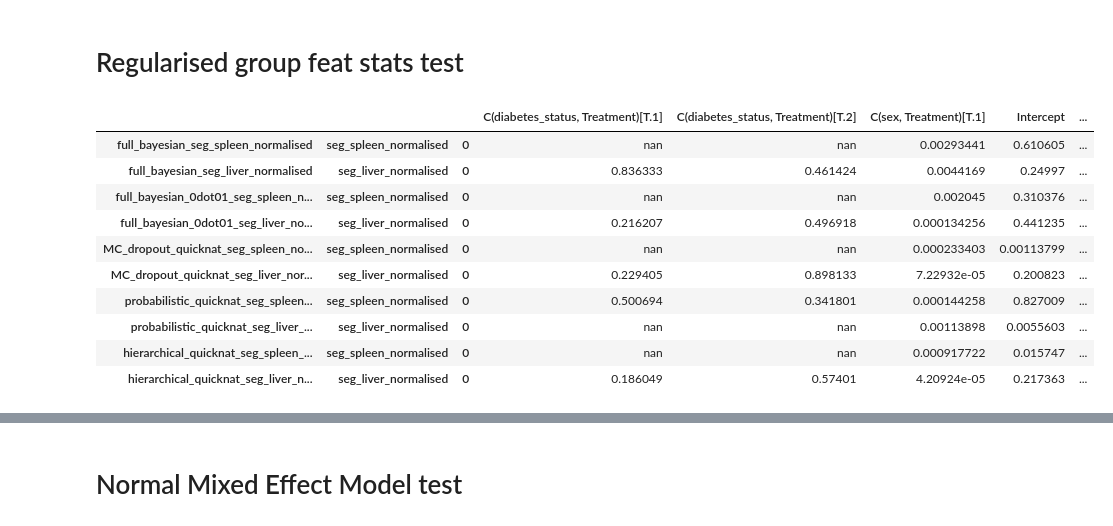
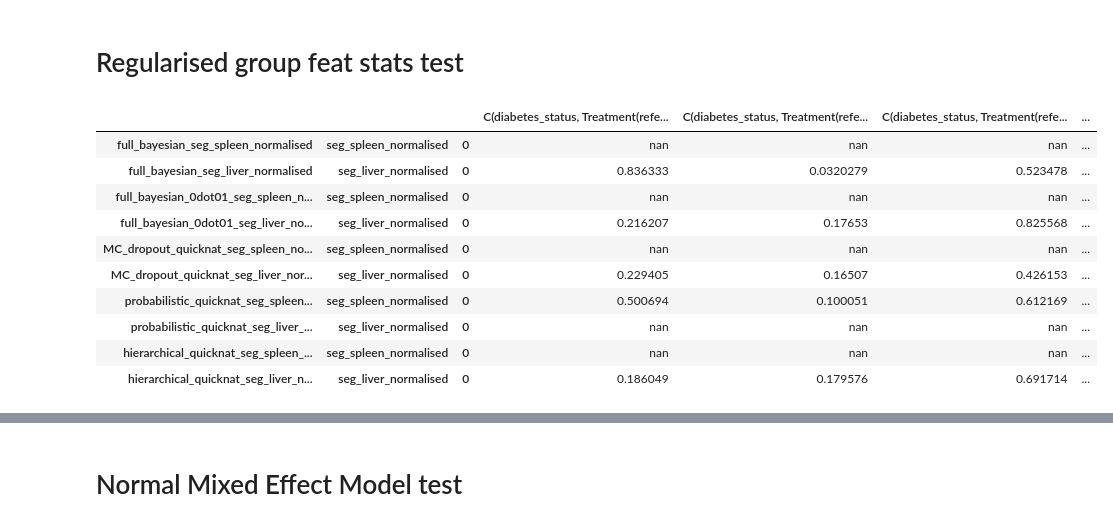
Before and after one commit to jyotirmay123/BNN-for-Uncertainty-Estimation-of-Imaging-Biomarkers, a Jupyter notebook: model_and_dataset_stats_analysis_final.ipynb, the cells around one changed output, grey strips where cells are left out. Cells and saved outputs as stored; diff of their text form; code cells hidden in the pictures.

```diff
--- a/model_and_dataset_stats_analysis_final.ipynb
+++ b/model_and_dataset_stats_analysis_final.ipynb
@@ -433,7 +526,7 @@ Warnings:
 # Group feats stats test
 # %%
 feats = flatten(feats_from_paper_for_group_test_no_categorisation)
-
+# feats = ['age', 'sex', 'bmi_numeric', 'diabetes_status']
 dicts = {}
 anova_test_dicts = {}
 for key, value in model_merged_feats_path_combined.items():
@@ -451,24 +544,31 @@ for key, value in model_merged_feats_path_combined.items():
 
     target_col = 'seg_spleen_normalised'
     best_feats_spleen = choose_best_features(df, feats, target_col)
-    feature_string =  make_feature_string(list(best_feats_spleen), ['diabetes_status', 'sex'])
+    feature_string =  make_feature_string(list(best_feats_spleen), [('diabetes_status',1), 'sex'])
     p_value_dict_spleen, model = group_feature_stats(feature_string, df, target_col)
     result = anova_test(model)
     dicts[key][target_col] = p_value_dict_spleen
+    dicts[key][target_col]['fitting_score'] = model.rsquared
     anova_test_dicts[key][target_col] =  result['PR(>F)'].to_dict()
 
     target_col = 'seg_liver_normalised'
 
     best_feats_liver = choose_best_features(df, feats, target_col)
-    feature_string =  make_feature_string(list(best_feats_liver), ['diabetes_status', 'sex'])
+    feature_string =  make_feature_string(list(best_feats_liver), [('diabetes_status',1), 'sex'])
     p_value_dict_liver, model = group_feature_stats(feature_string, df, target_col)
     result = anova_test(model)
     dicts[key][target_col] = p_value_dict_liver
+    dicts[key][target_col]['fitting_score'] = model.rsquared
+
     anova_test_dicts[key][target_col] =  result['PR(>F)'].to_dict()
 
 p_value_df = df_from_nested_dicts(dicts).T
+print(p_value_df['fitting_score'].values)
 anova_test_p_value_df = df_from_nested_dicts(anova_test_dicts).T
-p_value_df_styler = highlight_significance(p_value_df, 0.001)
-anova_test_p_value_df_styler = highlight_significance(anova_test_p_value_df, 0.001)
+p_value_df_styler = highlight_significance(p_value_df, 0.05)
+anova_test_p_value_df_styler = highlight_significance(anova_test_p_value_df, 0.05)
 p_value_df_styler
+
+# [0.2187173  0.38879923 0.27935128 0.55187756 0.27545753 0.61059452
+#  0.55767958 0.26619245 0.25649653 0.6066556  0.27118796 0.50678425]
 # %% [output]
@@ -513,57 +685,77 @@ anova_test_p_value_df_styler
 # Regularised group feat stats test
 # %%
 feats = flatten(feats_from_paper_for_group_test_no_categorisation)
-
+# feats = ['age', 'sex', 'bmi_numeric', 'diabetes_status']
 dicts = {}
 anova_test_dicts = {}
 for key, value in model_merged_feats_path_combined.items():
     if 'KORA' in key:
 #         print('dataset cannot be processed!')
         continue
 
     df = pd.read_csv(value)
     df = rename(df)
     df = transform_to_categorical(df, ['diabetes_status', 'sex'])
     df, normalised_cols = z_score_column_normalise(df, ['seg_spleen', 'seg_liver'])
     df = df.fillna(0)
 
     dicts[key] = {}
     anova_test_dicts[key] = {}
 
     target_col = 'seg_spleen_normalised'
     best_feats_spleen = choose_best_features(df, feats, target_col)
-    feature_string =  make_feature_string(list(best_feats_spleen), ['diabetes_status', 'sex'])
+    feature_string =  make_feature_string(list(best_feats_spleen), [('diabetes_status', 1), 'sex'])
 
     model = weighted_group_feats(df, target_col, feature_string , 'iou_spleen')
     result = anova_test(model)
-    dicts[key][target_col] = model.pvalues.to_dict()
+#     dicts[key][target_col] = model.pvalues.to_dict()
+    coeffs = model.params
+    dicts[key][target_col] = {}
+    for k, v in model.pvalues.to_dict().items():
+        dicts[key][target_col][k] = v
+        dicts[key][target_col][k+'_coeff'] = coeffs[k]
+    dicts[key][target_col]['fitting_score'] = model.rsquared
+
     anova_test_dicts[key][target_col] =  result['PR(>F)'].to_dict()
 
     target_col = 'seg_liver_normalised'
     best_feats_liver = choose_best_features(df, feats, target_col)
-    feature_string =  make_feature_string(list(best_feats_liver), ['diabetes_status', 'sex'])
+    feature_string =  make_feature_string(list(best_feats_liver), [('diabetes_status',1), 'sex'])
     model = weighted_group_feats(df, target_col, feature_string , 'iou_liver')
     result = anova_test(model)
-    dicts[key][target_col] =  model.pvalues.to_dict()
+#     dicts[key][target_col] =  model.pvalues.to_dict()
+    dicts[key][target_col] = {}
+    coeffs = model.params
+    for k, v in model.pvalues.to_dict().items():
+        dicts[key][target_col][k] = v
+        dicts[key][target_col][k+'_coeff'] = coeffs[k]
+    dicts[key][target_col]['fitting_score'] = model.rsquared
+
     anova_test_dicts[key][target_col] =  result['PR(>F)'].to_dict()
 
 p_value_df = df_from_nested_dicts(dicts).T
 anova_test_p_value_df = df_from_nested_dicts(anova_test_dicts).T
-p_value_df_styler = highlight_significance(p_value_df, 0.0001)
-anova_test_p_value_df_styler = highlight_significance(anova_test_p_value_df, 0.0001)
+p_value_df_styler = highlight_significance(p_value_df, 0.05)
+anova_test_p_value_df_styler = highlight_significance(anova_test_p_value_df, 0.05)
 p_value_df_styler
+
+# [0.2187173  0.38879923 0.27935128 0.55187756 0.27545753 0.61059452
+#  0.55767958 0.26619245 0.25649653 0.6066556  0.27118796 0.50678425]
+
+# [0.25637437 0.45234745 0.31458133 0.60235    0.3016079  0.67471498
+#  0.63246246 0.25376064 0.22559515 0.66214577 0.42061847 0.61976594]
 # %% [output]
-|  |  |  | C(diabetes_status, Treatment)[T.1] | C(diabetes_status, Treatment)[T.2] | C(sex, Treatment)[T.1] | Intercept | ... |
-| full_bayesian_seg_spleen_normalised | seg_spleen_normalised | 0 | nan | nan | 0.00293441 | 0.610605 | ... |
-| full_bayesian_seg_liver_normalised | seg_liver_normalised | 0 | 0.836333 | 0.461424 | 0.0044169 | 0.24997 | ... |
-| full_bayesian_0dot01_seg_spleen_n... | seg_spleen_normalised | 0 | nan | nan | 0.002045 | 0.310376 | ... |
-| full_bayesian_0dot01_seg_liver_no... | seg_liver_normalised | 0 | 0.216207 | 0.496918 | 0.000134256 | 0.441235 | ... |
-| MC_dropout_quicknat_seg_spleen_no... | seg_spleen_normalised | 0 | nan | nan | 0.000233403 | 0.00113799 | ... |
-| MC_dropout_quicknat_seg_liver_nor... | seg_liver_normalised | 0 | 0.229405 | 0.898133 | 7.22932e-05 | 0.200823 | ... |
-| probabilistic_quicknat_seg_spleen... | seg_spleen_normalised | 0 | 0.500694 | 0.341801 | 0.000144258 | 0.827009 | ... |
-| probabilistic_quicknat_seg_liver_... | seg_liver_normalised | 0 | nan | nan | 0.00113898 | 0.0055603 | ... |
-| hierarchical_quicknat_seg_spleen_... | seg_spleen_normalised | 0 | nan | nan | 0.000917722 | 0.015747 | ... |
-| hierarchical_quicknat_seg_liver_n... | seg_liver_normalised | 0 | 0.186049 | 0.57401 | 4.20924e-05 | 0.217363 | ... |
+|  |  |  | C(diabetes_status, Treatment(refe... | C(diabetes_status, Treatment(refe... | C(diabetes_status, Treatment(refe... | ... |
+| full_bayesian_seg_spleen_normalised | seg_spleen_normalised | 0 | nan | nan | nan | ... |
+| full_bayesian_seg_liver_normalised | seg_liver_normalised | 0 | 0.836333 | 0.0320279 | 0.523478 | ... |
+| full_bayesian_0dot01_seg_spleen_n... | seg_spleen_normalised | 0 | nan | nan | nan | ... |
+| full_bayesian_0dot01_seg_liver_no... | seg_liver_normalised | 0 | 0.216207 | 0.17653 | 0.825568 | ... |
+| MC_dropout_quicknat_seg_spleen_no... | seg_spleen_normalised | 0 | nan | nan | nan | ... |
+| MC_dropout_quicknat_seg_liver_nor... | seg_liver_normalised | 0 | 0.229405 | 0.16507 | 0.426153 | ... |
+| probabilistic_quicknat_seg_spleen... | seg_spleen_normalised | 0 | 0.500694 | 0.100051 | 0.612169 | ... |
+| probabilistic_quicknat_seg_liver_... | seg_liver_normalised | 0 | nan | nan | nan | ... |
+| hierarchical_quicknat_seg_spleen_... | seg_spleen_normalised | 0 | nan | nan | nan | ... |
+| hierarchical_quicknat_seg_liver_n... | seg_liver_normalised | 0 | 0.186049 | 0.179576 | 0.691714 | ... |
 # %%
 anova_test_p_value_df_styler
 # %% [output]
```
Also changed, not shown: parts of 20 cells of this notebook, 7 other files.
